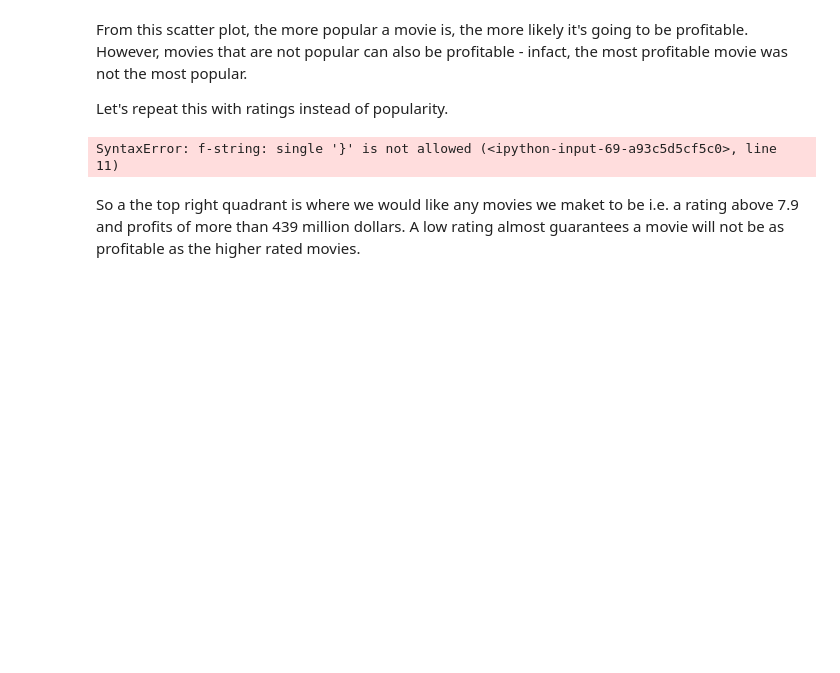
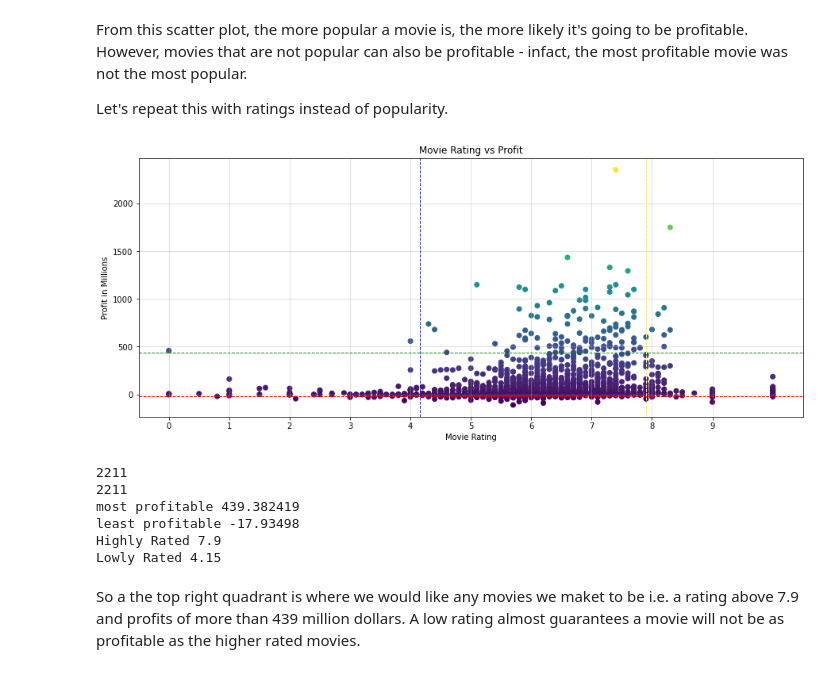
Before and after one commit to MMJGGR/Phase_1_Project, a Jupyter notebook: index.ipynb, the cells around one changed output. Saved outputs shown, nothing was run; the diff lists cells and outputs as text; code cells hidden in the pictures; blank space fills up the shorter version.

```diff
--- a/index.ipynb
+++ b/index.ipynb
@@ -928,36 +928,42 @@ Let's repeat this with ratings instead of popularity.
 profit = (tmdb_movies_performance_df['worldwide_gross']-tmdb_movies_performance_df['production_budget'])/1000000
 most_profitable = profit.quantile(0.95)
 least_profitable = profit.quantile(0.05)
 
 rating = tmdb_movies_performance_df['vote_average']
 
 plt.figure(figsize=(15,6))
 plt.scatter(rating, profit, c = profit, cmap = 'viridis')
 plt.axhline(most_profitable, color='green', linestyle='dashed',
-    linewidth=1, label=f'95th Percentile Profit ($most_profitable:.2f} million)')
+    linewidth=1, label=f'95th Percentile Profit ({most_profitable:.2f} million)')
 plt.axhline(least_profitable, color='red', linestyle='dashed',
     linewidth=1, label=f'5th Percentile Profit ({least_profitable:.2f} million)')
 plt.axvline(highest_rated, color='yellow', linestyle='dashed',
-    linewidth=1, label=f'95th Percentile Rating ({highly_rated:.2f} million)')
+    linewidth=1, label=f'95th Percentile Rating ({highest_rated:.2f} million)')
 plt.axvline(lowest_rated, color='blue', linestyle='dashed',
     linewidth=1, label=f'5th Percentile Rating ({lowest_rated:.2f} million)')
 
 plt.xticks(np.arange(0, 10, step=1))
 
 plt.xlabel('Movie Rating')
 plt.ylabel('Profit in Millions')
 plt.title('Movie Rating vs Profit')
 plt.grid(axis='both', alpha=0.5)
 plt.show()
 
 print(profit.count())
 print(production_budget.count())
 print('most profitable', most_profitable)
 print('least profitable', least_profitable)
 print('Highly Rated', highest_rated)
 print('Lowly Rated', lowest_rated)
 # %% [output]
+[figure, added]
-SyntaxError: f-string: single '}' is not allowed (<ipython-input-69-a93c5d5cf5c0>, line 11)
+2211
+2211
+most profitable 439.382419
+least profitable -17.93498
+Highly Rated 7.9
+Lowly Rated 4.15
 # %% [markdown]
 So a the top right quadrant is where we would like any movies we maket to be i.e. a rating above 7.9 and profits of more than 439 million dollars. A low rating almost guarantees a movie will not be as profitable as the higher rated movies.
 # %% [markdown]
```
Also changed, not shown: parts of 1 cell of this notebook.
